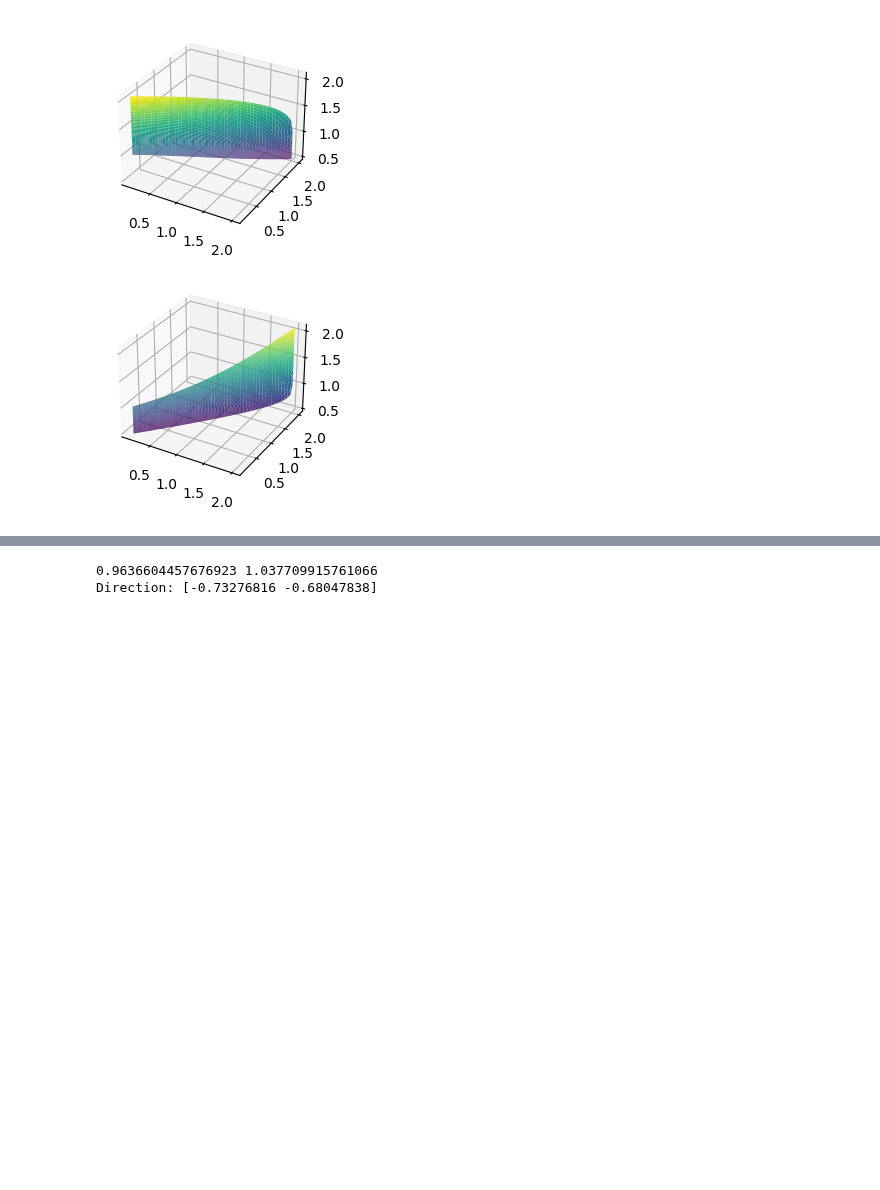
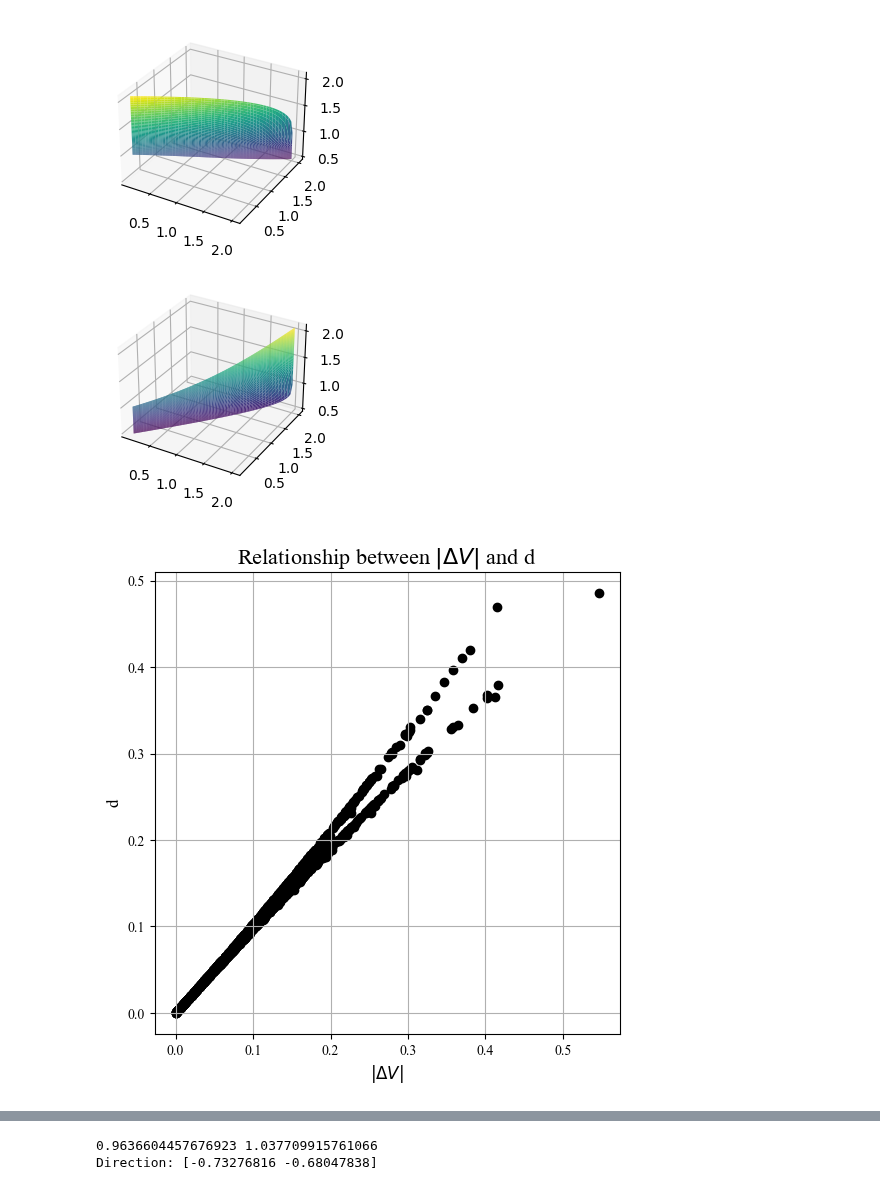
Before and after one commit to yang-si-hang/paper-2023, a Jupyter notebook: Test branch/PD/TestGradientVolume.ipynb, the cells around one changed output, grey strips where cells are left out. Cells and saved outputs as stored; diff of their text form; code cells hidden in the pictures; blank space fills up the shorter version.

```diff
--- a/Test branch/PD/TestGradientVolume.ipynb
+++ b/Test branch/PD/TestGradientVolume.ipynb
@@ -4,6 +4,13 @@
 import numpy as np
 import matplotlib.pyplot as plt
 from matplotlib.gridspec import GridSpec
+from matplotlib import rcParams
+from sklearn.linear_model import LinearRegression
+from sklearn.metrics import mean_squared_error, mean_absolute_error
+
+# 设置全局字体为 Times New Roman
+rcParams['font.family'] = 'serif'
+rcParams['font.serif'] = 'Times New Roman'
 # %%
 # 求解Sigma*的二维版本
 def get_D(sigma_1, sigma_2):
@@ -50,9 +57,32 @@ ax_ss2.plot_surface(s1, s2, ss2, cmap='viridis')
 <mpl_toolkits.mplot3d.art3d.Poly3DCollection at 0x...>
 [figure]
 # %%
-N = 100
-s1 = np.random.uniform(0.9, 1.1, N)
-s2 = np.random.uniform(0.9, 1.1, N)
+N = 1000
+s1 = np.random.normal(1, 0.1, N)
+s2 = np.random.normal(1, 0.1, N)
+
+ss1, ss2 = np.zeros(N), np.zeros(N)
+# dV = s1*s2 - 1
+dV= 1 - s1*s2
+dV_abs = np.abs(dV)
 
 for i in range(N):
-    ss1, ss2 = get_D(s1[i], s2[i])
+    ss1[i], ss2[i] = get_D(s1[i], s2[i])
+
+# d是sigma*和sigma之间的距离, d_n是乘以√2, d_sigma是乘以sigma的模长
+d = np.linalg.norm(np.array([s1, s2]) - np.array([ss1, ss2]), axis=0)
+d_n = d * np.sqrt(2)
+d_sigma = d * np.linalg.norm(np.array([ss1, ss2]), axis=0)
+d_true = d * np.linalg.norm(np.array([ss1, ss2]), axis=0) - (ss1-s1)*(ss2-s2)*np.sign(dV)
+# %%
+fig = plt.figure(figsize=(6,6), dpi=100)
+gs = GridSpec(1, 1, figure=fig)
+
+ax_dV = fig.add_subplot(gs[0])
+ax_dV.scatter(dV_abs, d_n, c='k', marker='o')
+ax_dV.set_title('Relationship between $|\Delta V|$ and d', fontsize=16)
+ax_dV.set_xlabel('$|\Delta V|$', fontsize=12)
+ax_dV.set_ylabel('d', fontsize=12)
+ax_dV.grid('True')
+# %% [output]
+[figure, added]
```
Also changed, not shown: parts of 7 cells of this notebook, 2 other files.
